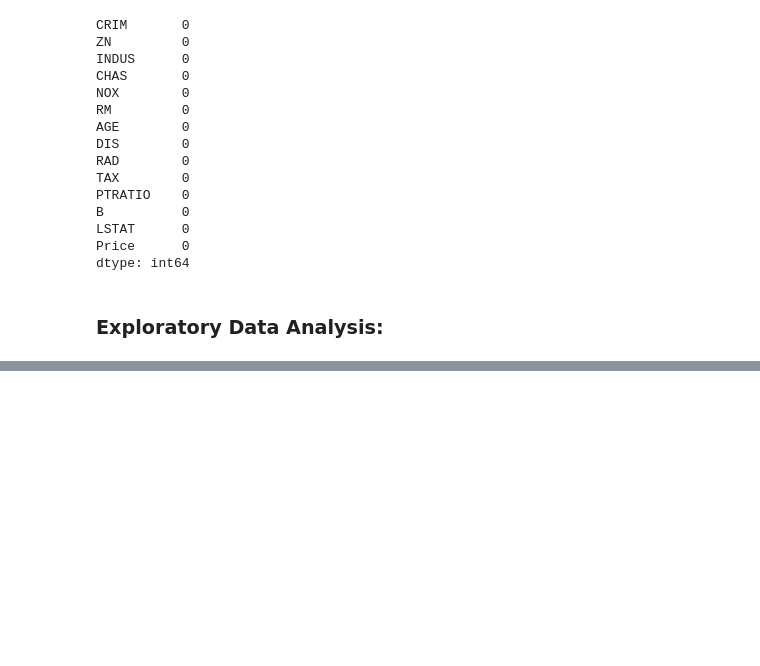
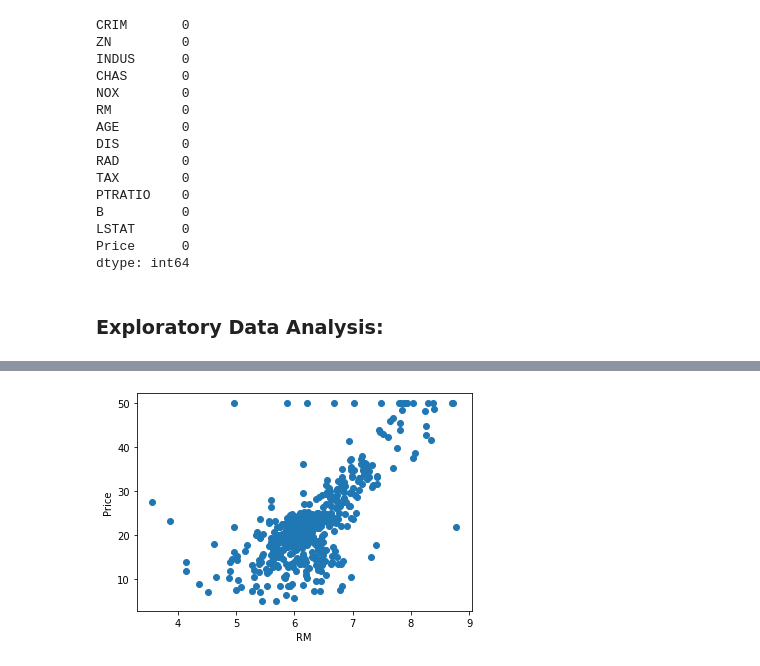
Before and after one commit to SiddheshCodeMaster/boston-housing-price-prediction-using-ML-, a Jupyter notebook: boston_housing_price_prediction.ipynb, the cells around one changed output, grey strips where cells are left out. Saved outputs shown, nothing was run; the diff lists cells and outputs as text; code cells hidden in the pictures; blank space fills up the shorter version.

```diff
--- a/boston_housing_price_prediction.ipynb
+++ b/boston_housing_price_prediction.ipynb
@@ -193,0 +201,7 @@ dataset.corr()
+# %%
+plt.scatter(dataset['RM'], dataset['Price'])
+plt.xlabel("RM")
+plt.ylabel("Price")
+plt.show()
+# %% [output]
+[figure, added]
```
Also changed, not shown: parts of 19 cells of this notebook.
